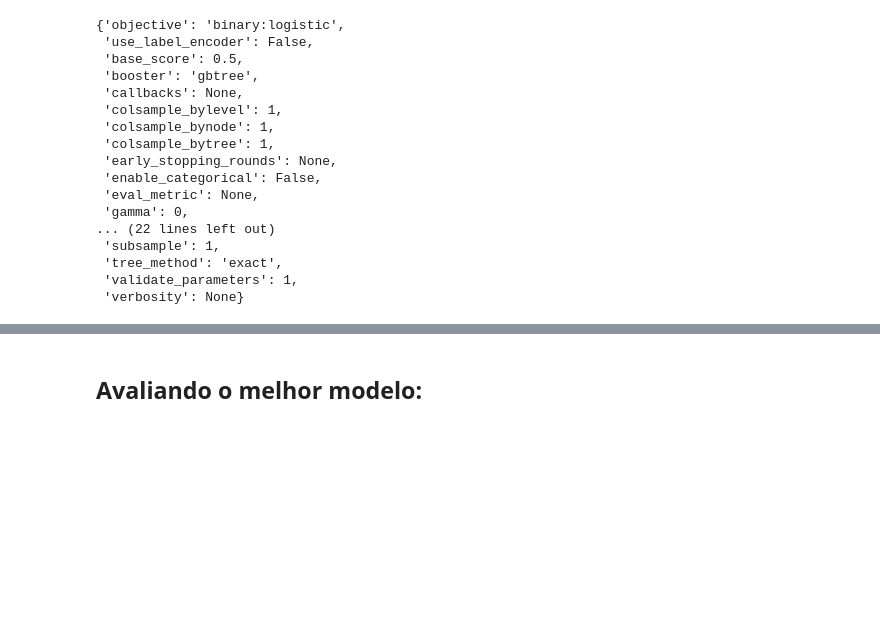
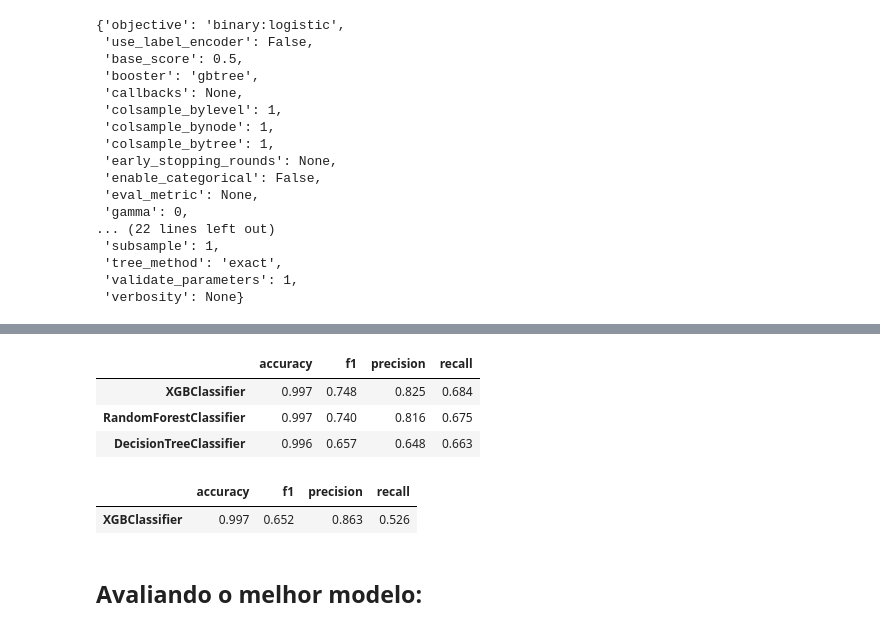
Before and after one commit to DuplamenteH/machine-learning-projects, a Jupyter notebook: Credit_card_fraud_project/notebook/model.ipynb, the cells around one changed output, grey strips where cells are left out. Drawn from its saved outputs; the diff is of its cells as text; code cells hidden in the pictures; blank space fills up the shorter version.

```diff
--- a/Credit_card_fraud_project/notebook/model.ipynb
+++ b/Credit_card_fraud_project/notebook/model.ipynb
@@ -788,3 +815,15 @@ Intervalo :  [61.56% ~ 70.91%]
+# %%
+df_model_train.sort_values(by=['precision','recall'],ascending=False)
+# %% [output]
+|  | accuracy | f1 | precision | recall |
+| XGBClassifier | 0.997 | 0.748 | 0.825 | 0.684 |
+| RandomForestClassifier | 0.997 | 0.740 | 0.816 | 0.675 |
+| DecisionTreeClassifier | 0.996 | 0.657 | 0.648 | 0.663 |
+# %%
+df_model_final
+# %% [output]
+|  | accuracy | f1 | precision | recall |
+| XGBClassifier | 0.997 | 0.652 | 0.863 | 0.526 |
 # %% [markdown]
 ## Avaliando o melhor modelo:
 # %% [markdown]
```
Also changed, not shown: parts of 44 cells of this notebook.
